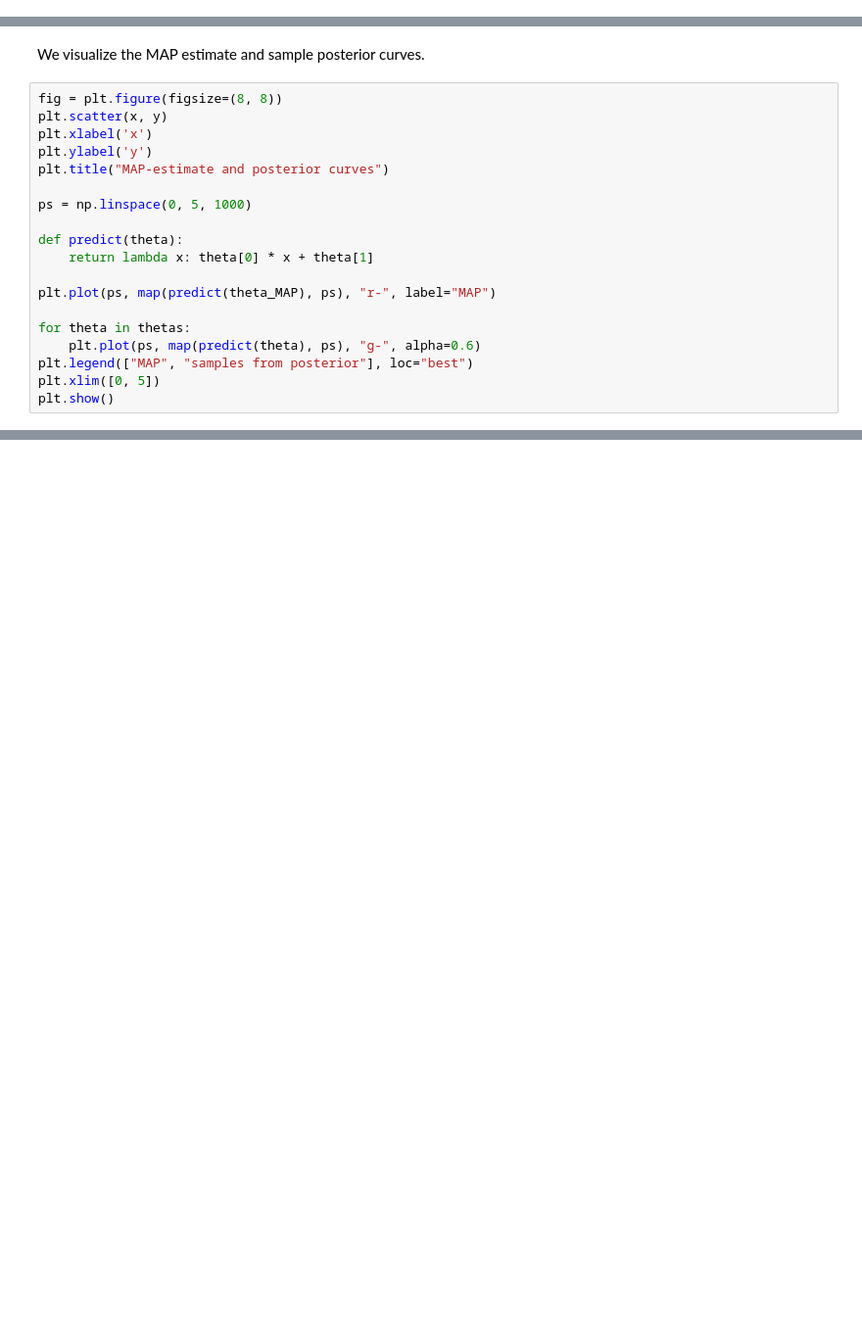
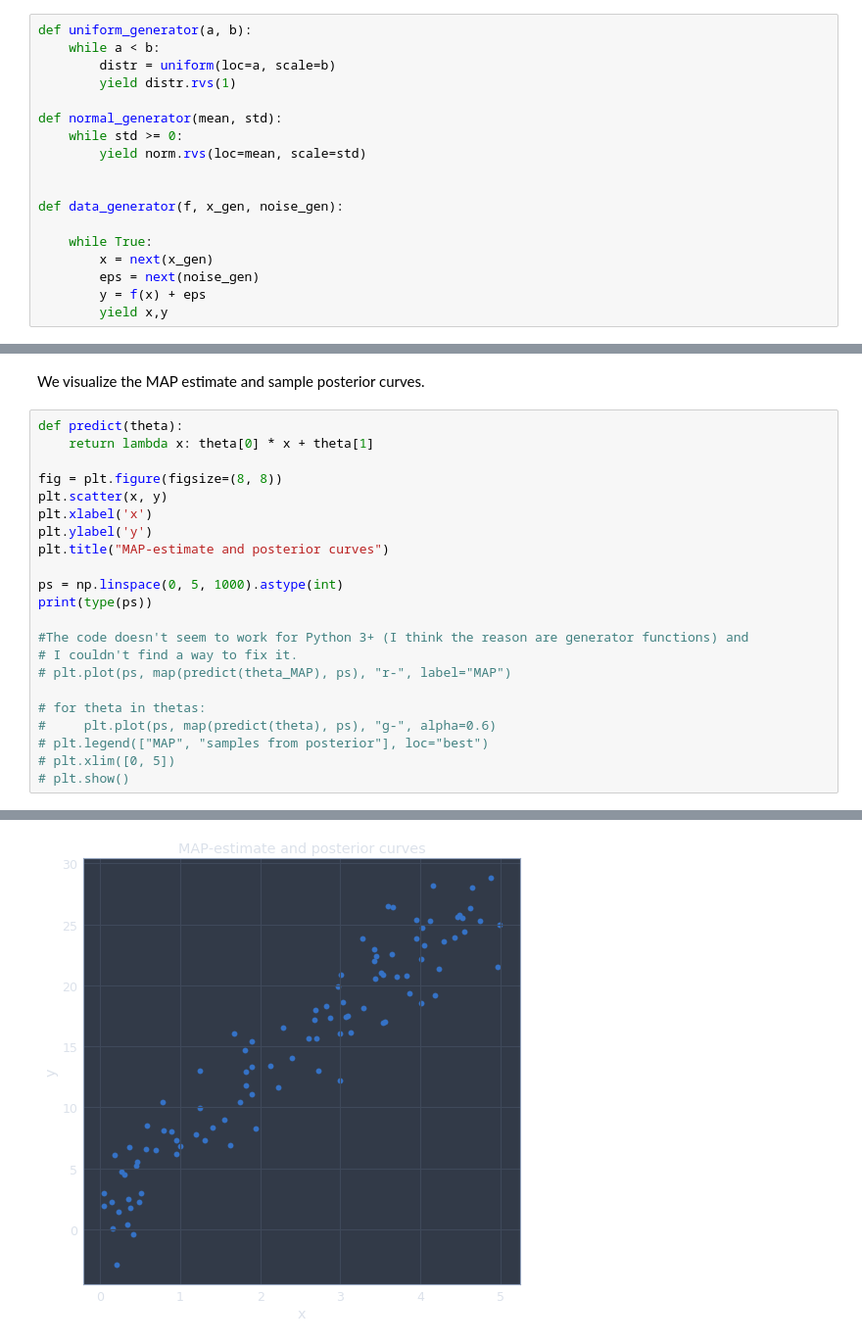
Before and after one commit to alyonavyshnevska/intelligent_data_analysis, a Jupyter notebook: Lab11_Bayesian_Learning/Bayesian_Learning.ipynb, the cells around one changed output, grey strips where cells are left out. Shown: that part at 98% size. Drawn from its saved outputs; the diff is of its cells as text; blank space fills up the shorter version.

```diff
--- a/Lab11_Bayesian_Learning/Bayesian_Learning.ipynb
+++ b/Lab11_Bayesian_Learning/Bayesian_Learning.ipynb
@@ -109,0 +100,18 @@ def data_generator(f, x_gen, noise_gen):
+# %%
+def uniform_generator(a, b):
+    while a < b:
+        distr = uniform(loc=a, scale=b)
+        yield distr.rvs(1)
+
+def normal_generator(mean, std):
+    while std >= 0:
+        yield norm.rvs(loc=mean, scale=std)
+
+
+def data_generator(f, x_gen, noise_gen):
+
+    while True:
+        x = next(x_gen)
+        eps = next(noise_gen)
+        y = f(x) + eps
+        yield x,y
@@ -205,21 +234,25 @@ generate_contour(mvn, ax)
 # %% [markdown]
 We visualize the MAP estimate and sample posterior curves.
 # %%
+def predict(theta):
+    return lambda x: theta[0] * x + theta[1]
+
 fig = plt.figure(figsize=(8, 8))
 plt.scatter(x, y)
 plt.xlabel('x')
 plt.ylabel('y')
 plt.title("MAP-estimate and posterior curves")
 
-ps = np.linspace(0, 5, 1000)
+ps = np.linspace(0, 5, 1000).astype(int)
+print(type(ps))
 
-def predict(theta):
-    return lambda x: theta[0] * x + theta[1]
+#The code doesn't seem to work for Python 3+ (I think the reason are generator functions) and
+# I couldn't find a way to fix it.
+# plt.plot(ps, map(predict(theta_MAP), ps), "r-", label="MAP")
 
-plt.plot(ps, map(predict(theta_MAP), ps), "r-", label="MAP")
-
-for theta in thetas:
-    plt.plot(ps, map(predict(theta), ps), "g-", alpha=0.6)
-plt.legend(["MAP", "samples from posterior"], loc="best")
-plt.xlim([0, 5])
-plt.show()
+# for theta in thetas:
+#     plt.plot(ps, map(predict(theta), ps), "g-", alpha=0.6)
+# plt.legend(["MAP", "samples from posterior"], loc="best")
+# plt.xlim([0, 5])
+# plt.show()
+# %% [output]
@@ -225,0 +260 @@ plt.show()
+[figure, added]
```
Also changed, not shown: parts of 15 cells of this notebook, 1 other file.
